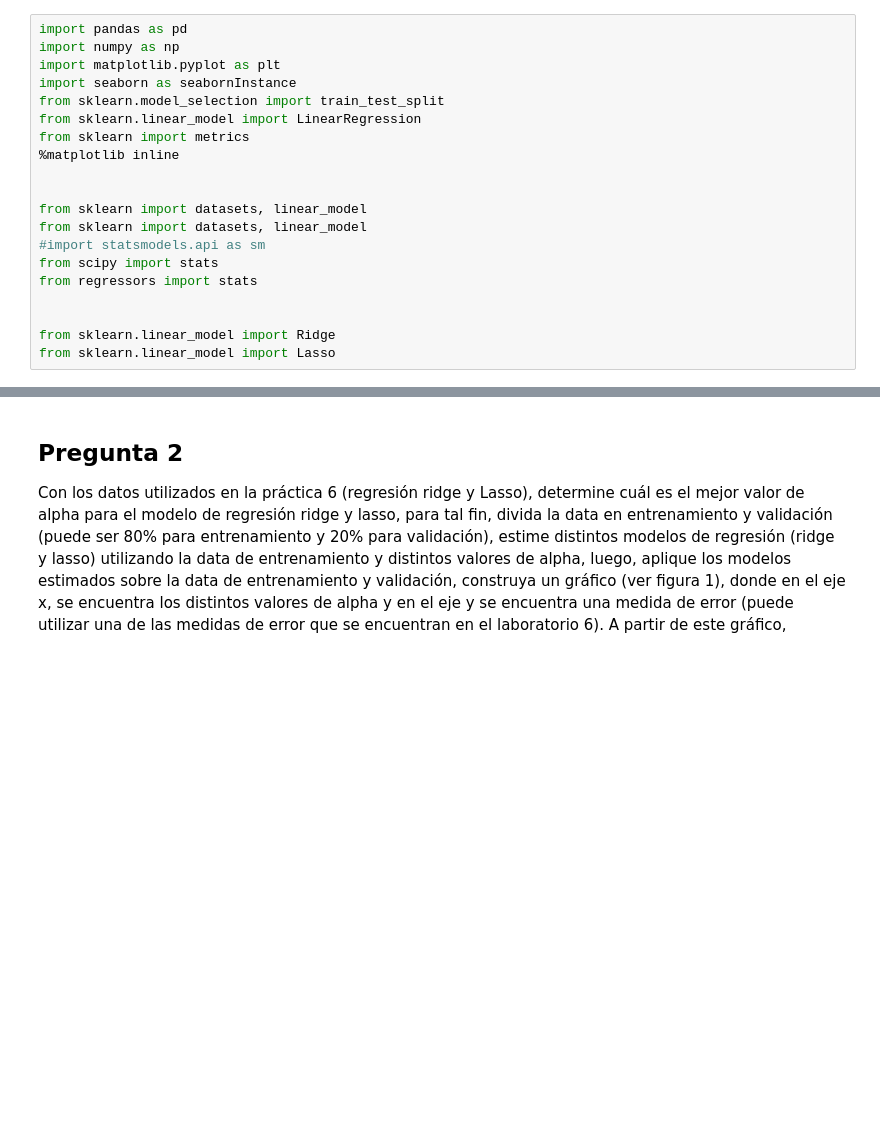
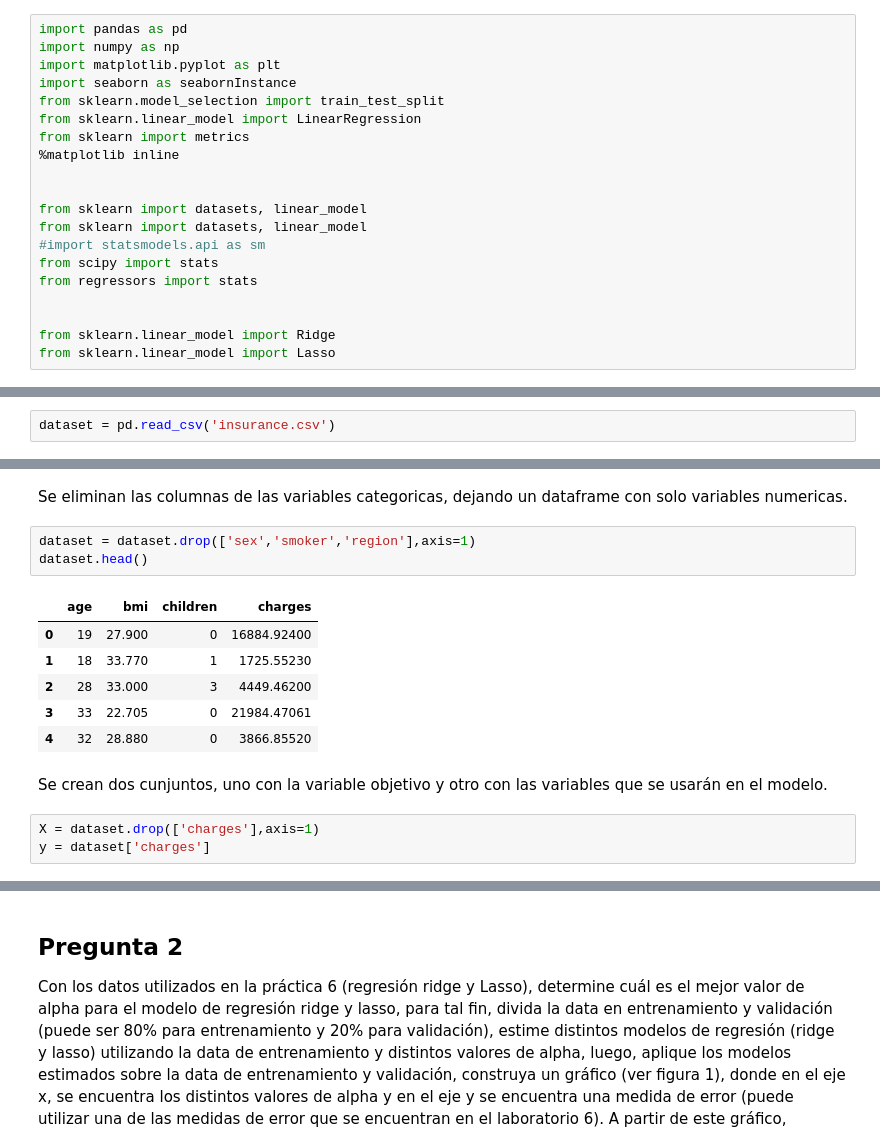
Before and after one commit to andresenrique08/CDA_Project, a Jupyter notebook: Tarea Ridge y Lasso/Practica6.ipynb, the cells around one changed output, grey strips where cells are left out. Drawn from its saved outputs; the diff is of its cells as text; blank space fills up the shorter version.

```diff
--- a/Tarea Ridge y Lasso/Practica6.ipynb
+++ b/Tarea Ridge y Lasso/Practica6.ipynb
@@ -51,0 +62,2 @@ Para responder esta pregunta se presenta el siguiente modelo de regresión múlt
+# %%
+dataset = pd.read_csv('insurance.csv')
@@ -51,0 +75,17 @@ Para responder esta pregunta se presenta el siguiente modelo de regresión múlt
+# %% [markdown]
+Se eliminan las columnas de las variables categoricas, dejando un dataframe con solo variables numericas.
+# %%
+dataset = dataset.drop(['sex','smoker','region'],axis=1)
+dataset.head()
+# %% [output]
+|  | age | bmi | children | charges |
+| 0 | 19 | 27.900 | 0 | 16884.92400 |
+| 1 | 18 | 33.770 | 1 | 1725.55230 |
+| 2 | 28 | 33.000 | 3 | 4449.46200 |
+| 3 | 33 | 22.705 | 0 | 21984.47061 |
+| 4 | 32 | 28.880 | 0 | 3866.85520 |
+# %% [markdown]
+Se crean dos cunjuntos, uno con la variable objetivo y otro con las variables que se usarán en el modelo.
+# %%
+X = dataset.drop(['charges'],axis=1)
+y = dataset['charges']
```
Also changed, not shown: parts of 25 cells of this notebook, 1 other file.
